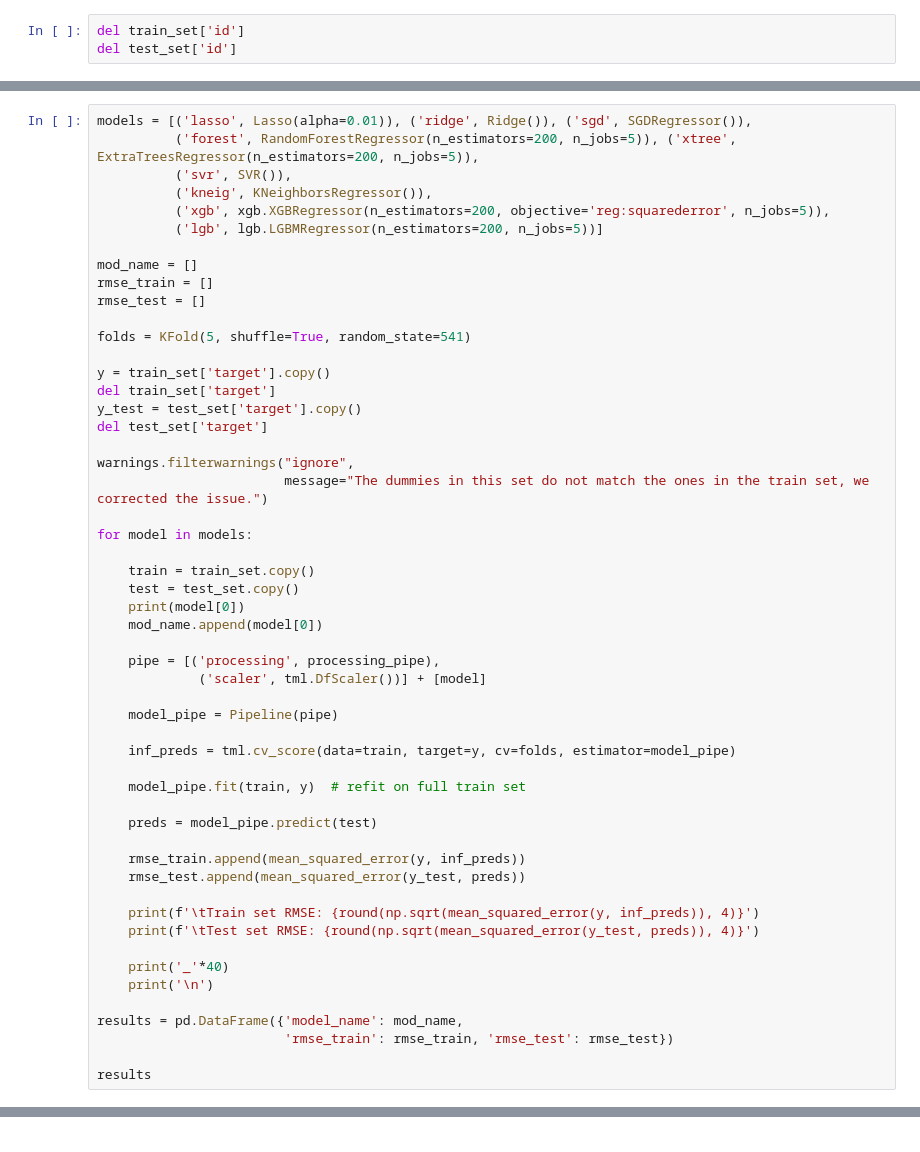
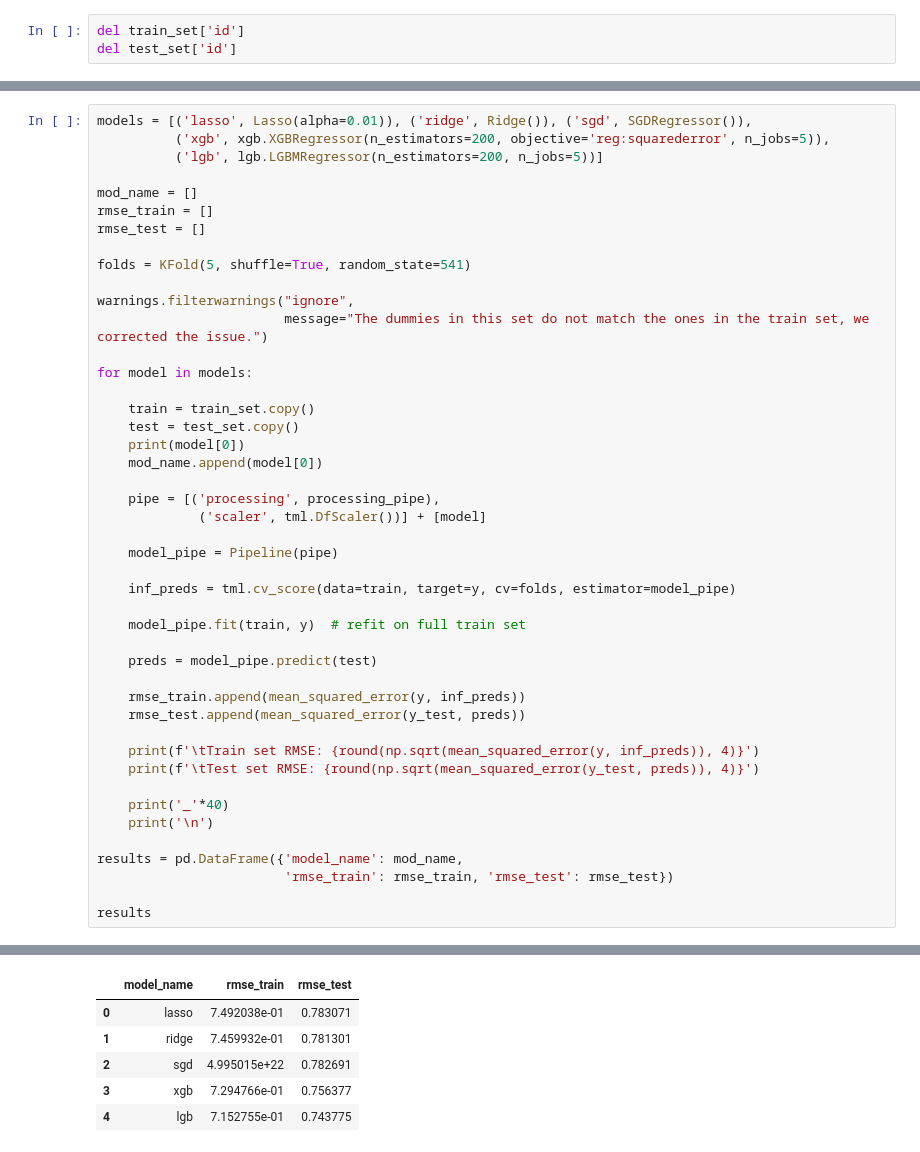
Before and after one commit to lucabasa/kaggle_competitions, a Jupyter notebook: tabular_playground/february/03_simple_model_sel.ipynb, the cells around one changed output, grey strips where cells are left out. Saved outputs shown, nothing was run; the diff lists cells and outputs as text.

```diff
--- a/tabular_playground/february/03_simple_model_sel.ipynb
+++ b/tabular_playground/february/03_simple_model_sel.ipynb
@@ -69,8 +76,5 @@ del tmp
 # %%
 models = [('lasso', Lasso(alpha=0.01)), ('ridge', Ridge()), ('sgd', SGDRegressor()),
-          ('forest', RandomForestRegressor(n_estimators=200, n_jobs=5)), ('xtree', ExtraTreesRegressor(n_estimators=200, n_jobs=5)),
-          ('svr', SVR()),
-          ('kneig', KNeighborsRegressor()),
           ('xgb', xgb.XGBRegressor(n_estimators=200, objective='reg:squarederror', n_jobs=5)),
           ('lgb', lgb.LGBMRegressor(n_estimators=200, n_jobs=5))]
 
@@ -79,11 +83,6 @@ rmse_train = []
 rmse_test = []
 
 folds = KFold(5, shuffle=True, random_state=541)
-
-y = train_set['target'].copy()
-del train_set['target']
-y_test = test_set['target'].copy()
-del test_set['target']
 
 warnings.filterwarnings("ignore",
                         message="The dummies in this set do not match the ones in the train set, we corrected the issue.")
@@ -141,0 +139,6 @@ forest
+|  | model_name | rmse_train | rmse_test |
+| 0 | lasso | 7.492038e-01 | 0.783071 |
+| 1 | ridge | 7.459932e-01 | 0.781301 |
+| 2 | sgd | 4.995015e+22 | 0.782691 |
+| 3 | xgb | 7.294766e-01 | 0.756377 |
+| 4 | lgb | 7.152755e-01 | 0.743775 |
```
Also changed, not shown: parts of 7 cells of this notebook, 4 other files.
